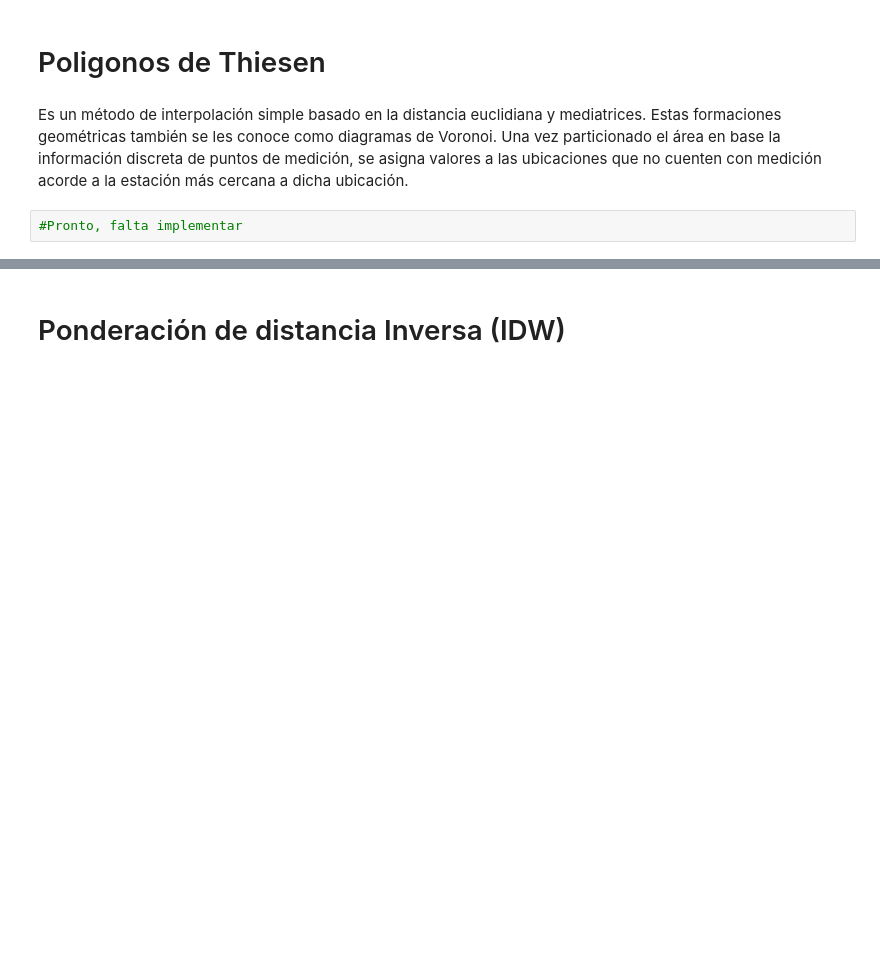
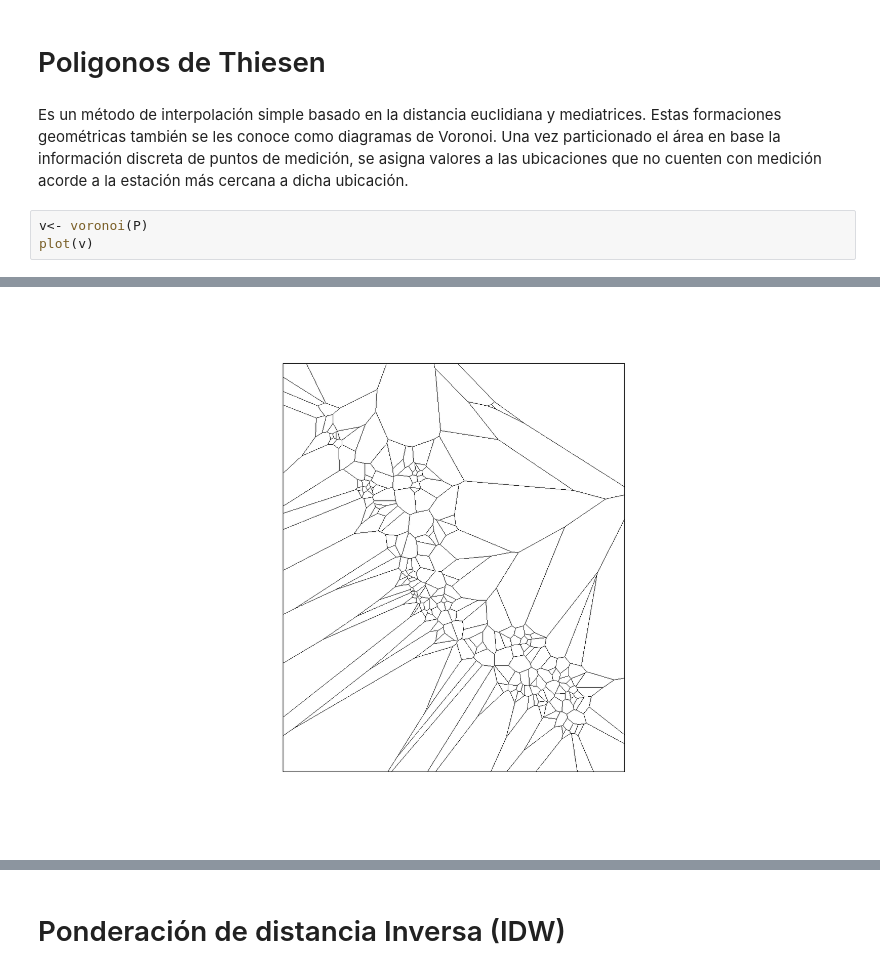
Before and after one commit to JoseZevallosR/curso_hidrologia, a Jupyter notebook: code/Interpolación.ipynb, the cells around one changed output, grey strips where cells are left out. Cells and saved outputs as stored; diff of their text form; blank space fills up the shorter version.

```diff
--- a/code/Interpolación.ipynb
+++ b/code/Interpolación.ipynb
@@ -29,5 +28,7 @@ Warning message in sp::proj4string(obj):
 # Poligonos de Thiesen
 # %% [markdown]
 Es un método de interpolación simple basado en la distancia euclidiana y mediatrices. Estas formaciones geométricas también se les conoce como diagramas de Voronoi. Una vez particionado el área en base la información discreta de puntos de medición, se asigna valores a las ubicaciones que no cuenten con medición acorde a la estación más cercana a dicha ubicación.
-# %%
-#Pronto, falta implementar
+# %%
+v<- voronoi(P)
+plot(v)
+# %% [output]
@@ -33,0 +37 @@ Es un método de interpolación simple basado en la distancia euclidiana y media
+[figure, added]
```
Also changed, not shown: parts of 18 cells of this notebook.
